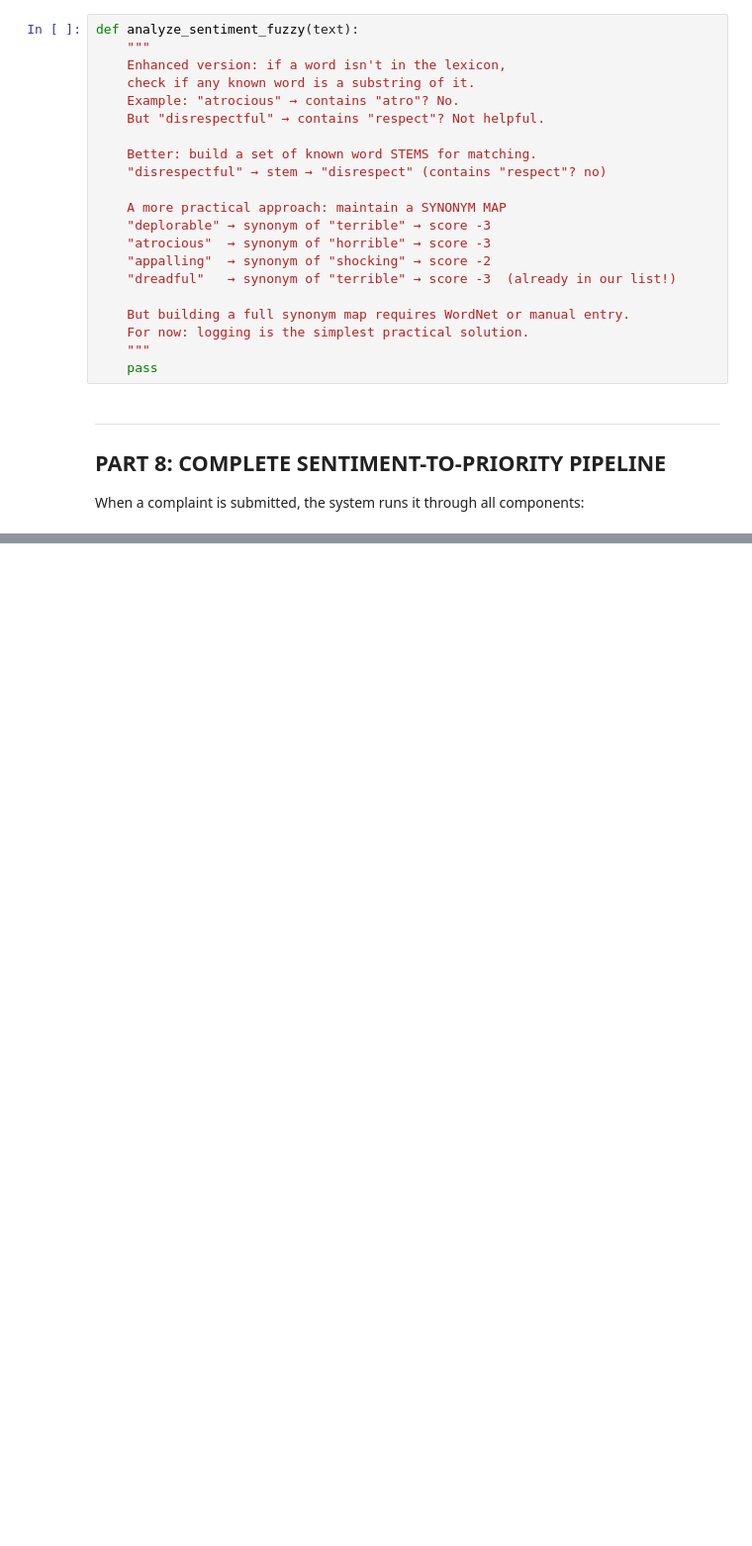
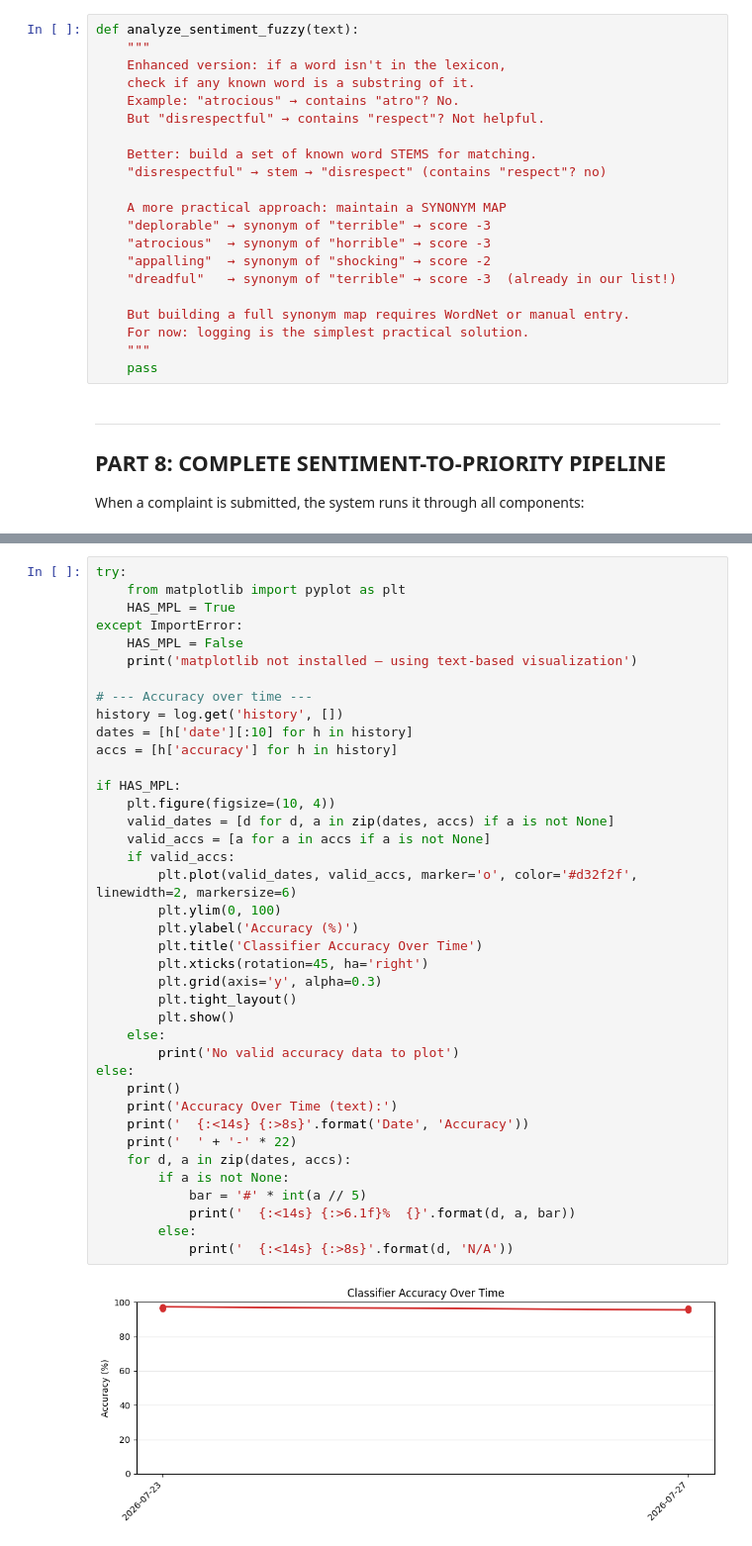
Before and after one commit to Cr7samiee/Student-Complainify, a Jupyter notebook: workspace/ComplaintMgmtSystem/Complainify_AI_Study.ipynb, the cells around one changed output, grey strips where cells are left out. Shown at 99% size. Saved outputs shown, nothing was run; the diff lists cells and outputs as text; blank space fills up the shorter version.

```diff
--- a/workspace/ComplaintMgmtSystem/Complainify_AI_Study.ipynb
+++ b/workspace/ComplaintMgmtSystem/Complainify_AI_Study.ipynb
@@ -740,0 +944,41 @@ full_pipeline("Absolutely disgusting food, extremely disappointed, worst experie
+# %%
+try:
+    from matplotlib import pyplot as plt
+    HAS_MPL = True
+except ImportError:
+    HAS_MPL = False
+    print('matplotlib not installed — using text-based visualization')
+
+# --- Accuracy over time ---
+history = log.get('history', [])
+dates = [h['date'][:10] for h in history]
+accs = [h['accuracy'] for h in history]
+
+if HAS_MPL:
+    plt.figure(figsize=(10, 4))
+    valid_dates = [d for d, a in zip(dates, accs) if a is not None]
+    valid_accs = [a for a in accs if a is not None]
+    if valid_accs:
+        plt.plot(valid_dates, valid_accs, marker='o', color='#d32f2f', linewidth=2, markersize=6)
+        plt.ylim(0, 100)
+        plt.ylabel('Accuracy (%)')
+        plt.title('Classifier Accuracy Over Time')
+        plt.xticks(rotation=45, ha='right')
+        plt.grid(axis='y', alpha=0.3)
+        plt.tight_layout()
+        plt.show()
+    else:
+        print('No valid accuracy data to plot')
+else:
+    print()
+    print('Accuracy Over Time (text):')
+    print('  {:<14s} {:>8s}'.format('Date', 'Accuracy'))
+    print('  ' + '-' * 22)
+    for d, a in zip(dates, accs):
+        if a is not None:
+            bar = '#' * int(a // 5)
+            print('  {:<14s} {:>6.1f}%  {}'.format(d, a, bar))
+        else:
+            print('  {:<14s} {:>8s}'.format(d, 'N/A'))
+# %% [output]
+[figure, added]
```
Also changed, not shown: parts of 21 cells of this notebook, 17 other files.
